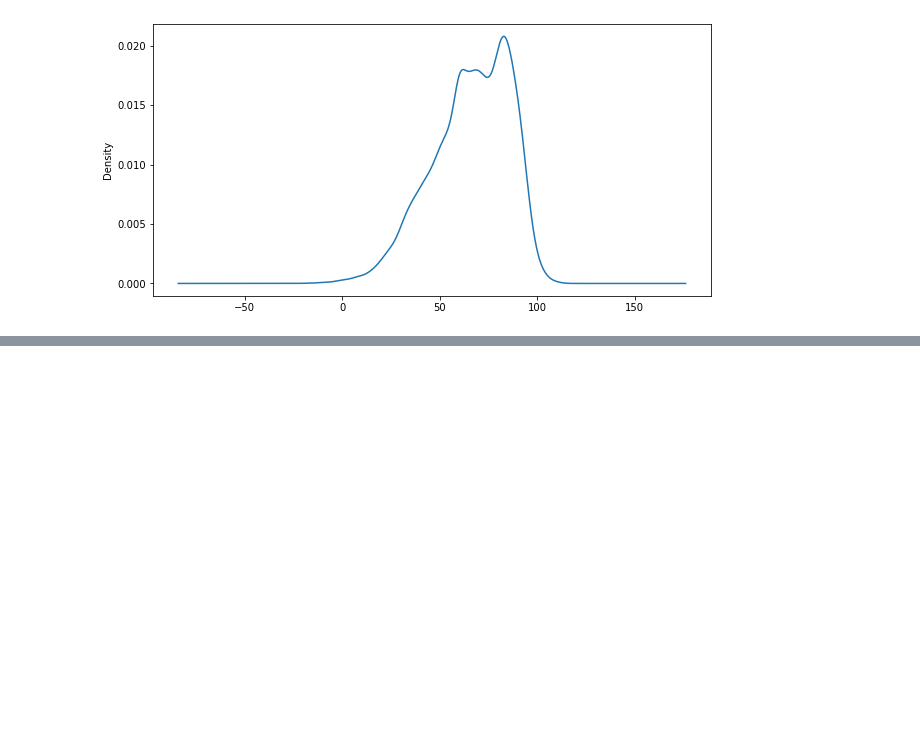
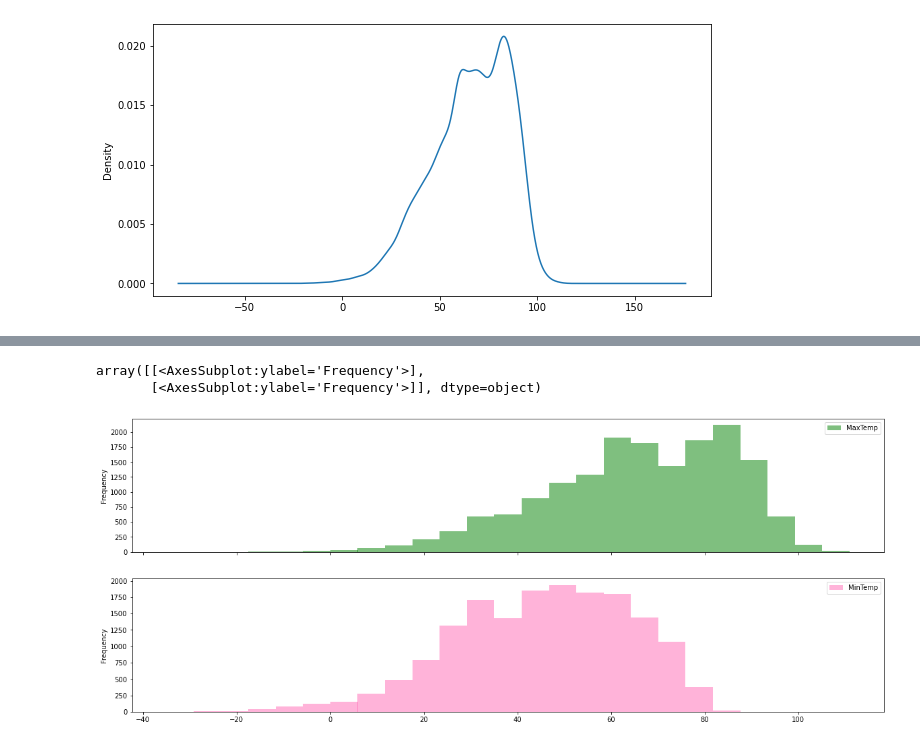
Before and after one commit to shubhi021/python-data-science, a Jupyter notebook: data science/data_analysis1.ipynb, the cells around one changed output, grey strips where cells are left out. Drawn from its saved outputs; the diff is of its cells as text; code cells hidden in the pictures; blank space fills up the shorter version.

```diff
--- a/data science/data_analysis1.ipynb
+++ b/data science/data_analysis1.ipynb
@@ -341,0 +343,7 @@ KeyError: ('MaxTemp', 'MinTemp')
+# %%
+weather[['MaxTemp','MinTemp']].plot(figsize=(20,8),
+    kind='hist', color=['green','hotpink'], bins=25, alpha=.5,subplots=True, layout=(2,1))
+# %% [output]
+array([[<AxesSubplot:ylabel='Frequency'>],
+       [<AxesSubplot:ylabel='Frequency'>]], dtype=object)
+[figure, added]
```
Also changed, not shown: parts of 3 cells of this notebook.
